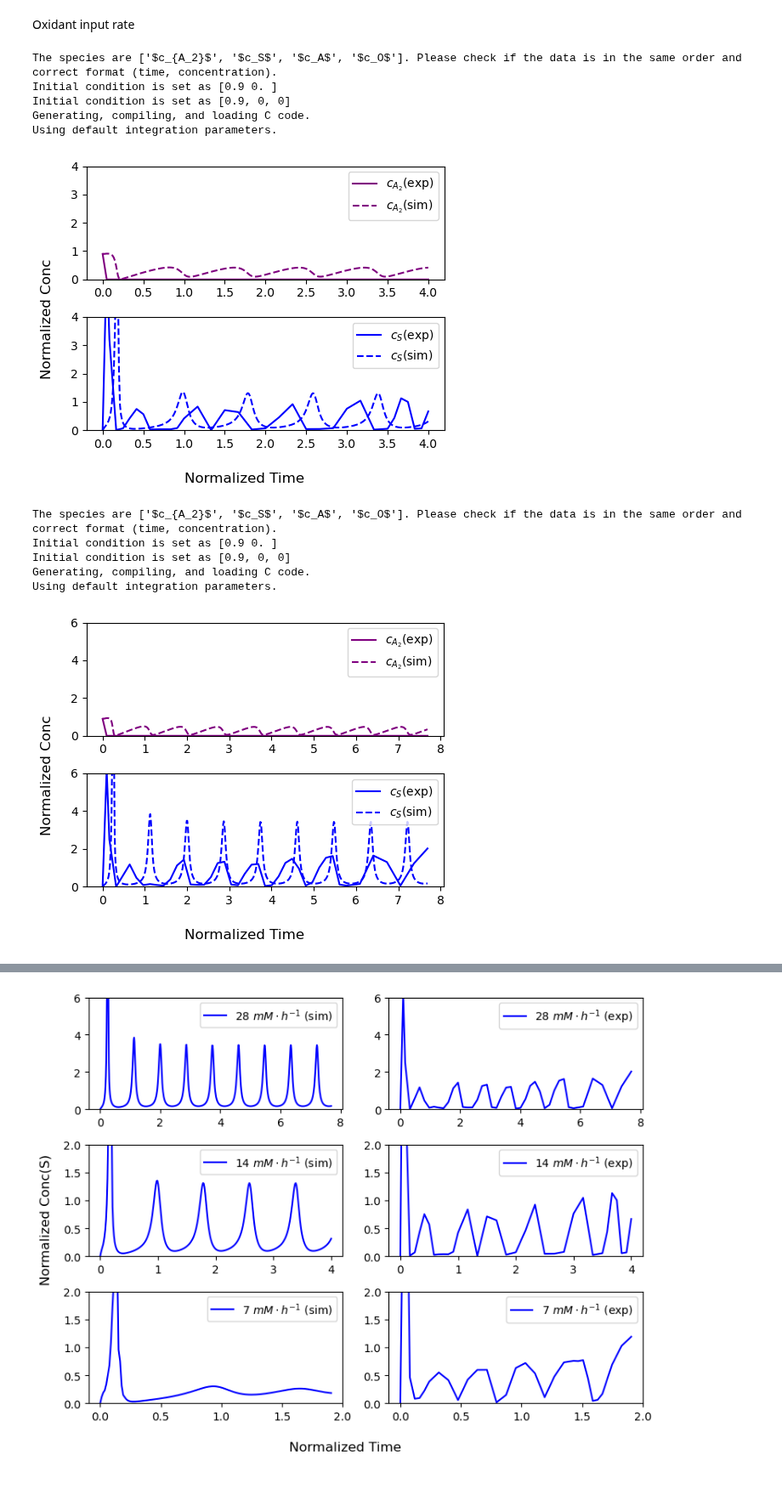
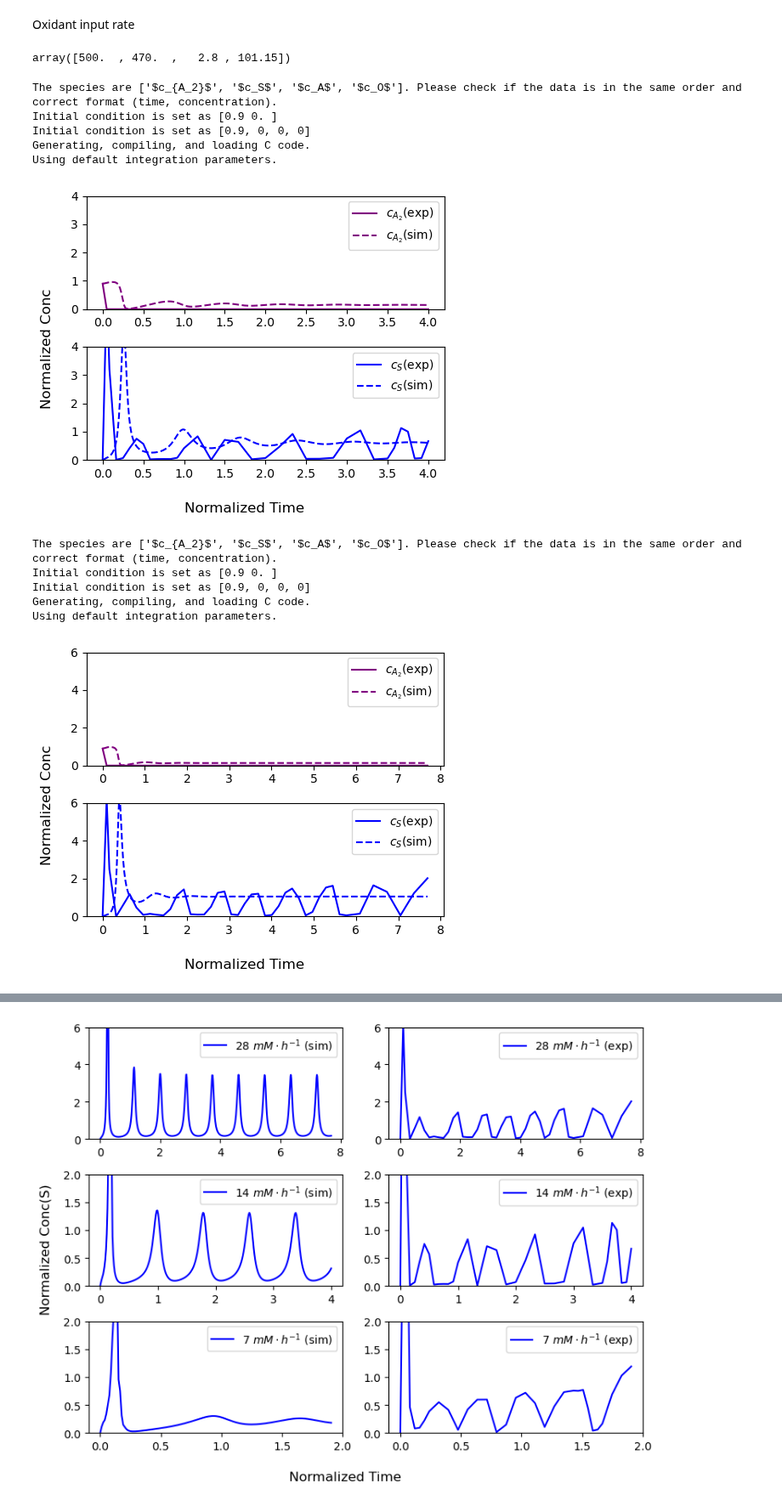
Before and after one commit to Zhiheng419/Chemical_Oscillation_Model, a Jupyter notebook: summary.ipynb, the cells around one changed output, grey strips where cells are left out. Shown at 85% size. Drawn from its saved outputs; the diff is of its cells as text; code cells hidden in the pictures.

```diff
--- a/summary.ipynb
+++ b/summary.ipynb
@@ -130,53 +209,57 @@ for tau, df in zip(tau, df_list):
     df['c3a'] /= CMC_3a
     df['Time'] /= tau
     df['t'] /= tau
+# %%
+np.array([71.42857142857143, 67.14285714285714, 0.4, 14.45])*7
+# %% [output]
+array([500.  , 470.  ,   2.8 , 101.15])
 # %%
 #parameters
-rs_ac, rds_ac, rs, rds, ro = 462, 420, 9, 280, 1e4
+rs_ac, rds_ac, rs, rds, ro, rm = 500, 470, 3, 100, 1e4, 1e4
 rext = 14
 lam, m = 0.11, 2
 td1, td2 = 0.01, 0.03
 
 #Definition of the model
-alpha, beta, theta, phi, ep = rs_ac / rext, rds_ac / rext, rs / rext, rds / rext, ro / rext
-params = np.array([alpha, beta, theta, phi, ep])
+alpha, beta, theta, phi, ep, delta = rs_ac / rext, rds_ac / rext, rs / rext, rds / rext, ro / rext, rm/rext
+params = np.array([alpha, beta, theta, phi, ep, delta])
 consts = np.array([lam, m])
 delay = np.array([td1, td2])
-init_cond = np.array([0.9, 0, 0])
-delayed_model_50 = delayed_oscillation(delayed_full_first_order, delay, params, consts, init_cond)
+init_cond = np.array([0.9, 0, 0, 0])
+delayed_model_50 = delayed_oscillation(delayed_full_4vars, delay, params, consts, init_cond)
 delayed_model_50.add_exp_data(df_MH_NatChem_fig3b_50)
-delayed_model_50.set_init_cond([0.9, 0, 0])
+delayed_model_50.set_init_cond([0.9, 0, 0, 0])
 fig50, axes50 = delayed_model_50.plot(ylim=4, t=4, exp=True)
 # %% [output]
 The species are ['$c_{A_2}$', '$c_S$', '$c_A$', '$c_O$']. Please check if the data is in the same order and correct format (time, concentration).
 Initial condition is set as [0.9 0. ]
-Initial condition is set as [0.9, 0, 0]
+Initial condition is set as [0.9, 0, 0, 0]
 Generating, compiling, and loading C code.
 Using default integration parameters.
-[figure, old version]
+[figure, new version]
 # %%
 #parameters
-rs_ac, rds_ac, rs, rds, ro = 462, 420, 9, 280, 1e4
+rs_ac, rds_ac, rs, rds, ro, rm = 500, 470, 3, 100, 1e4, 1e4
 rext = 28
 lam, m = 0.11, 2
 td1, td2 = 0.01, 0.03
 
 #Definition of the model
-alpha, beta, theta, phi, ep = rs_ac / rext, rds_ac / rext, rs / rext, rds / rext, ro / rext
-params = np.array([alpha, beta, theta, phi, ep])
+alpha, beta, theta, phi, ep, delta = rs_ac / rext, rds_ac / rext, rs / rext, rds / rext, ro / rext, rm/rext
+params = np.array([alpha, beta, theta, phi, ep, delta])
 consts = np.array([lam, m])
 delay = np.array([td1, td2])
 init_cond = np.array([0.9, 0, 0])
-delayed_model_101 = delayed_oscillation(delayed_full_first_order, delay, params, consts, init_cond)
+delayed_model_101 = delayed_oscillation(delayed_full_4vars, delay, params, consts, init_cond)
 delayed_model_101.add_exp_data(df_MH_NatChem_fig3b_101)
-delayed_model_101.set_init_cond([0.9, 0, 0])
+delayed_model_101.set_init_cond([0.9, 0, 0, 0])
 fig101, axes101 = delayed_model_101.plot(ylim=6, t=8, exp=True)
 # %% [output]
 The species are ['$c_{A_2}$', '$c_S$', '$c_A$', '$c_O$']. Please check if the data is in the same order and correct format (time, concentration).
 Initial condition is set as [0.9 0. ]
-Initial condition is set as [0.9, 0, 0]
+Initial condition is set as [0.9, 0, 0, 0]
 Generating, compiling, and loading C code.
 Using default integration parameters.
-[figure, old version]
+[figure, new version]
 # %%
 #parameters
```
Also changed, not shown: parts of 10 cells of this notebook, 6 other files.
